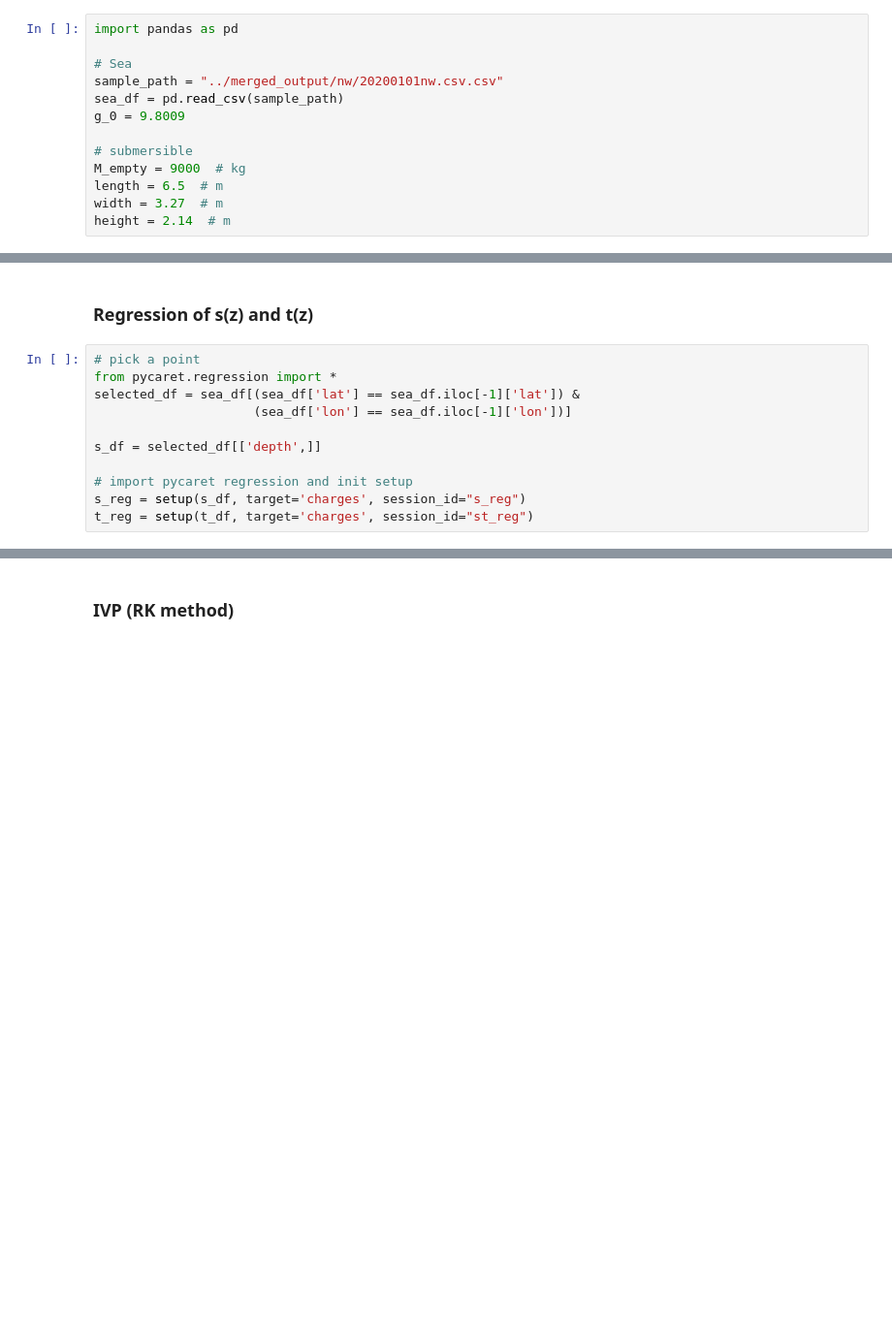
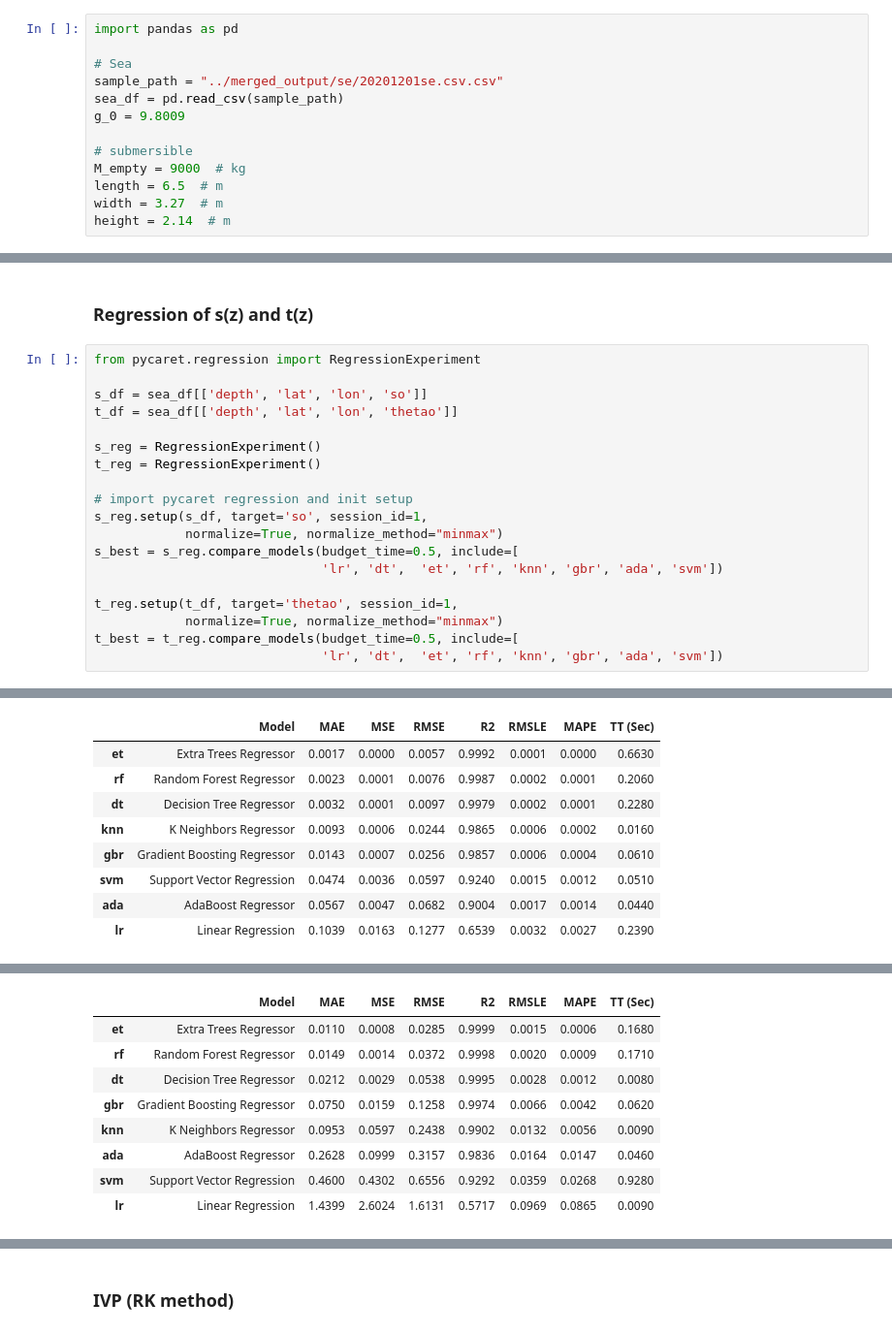
Before and after one commit to zzjc1234/MCM2024Preparation, a Jupyter notebook: MODEL/model1.ipynb, the cells around one changed output, grey strips where cells are left out. Shown: that part at 97% size. Cells and saved outputs as stored; diff of their text form; blank space fills up the shorter version.

```diff
--- a/MODEL/model1.ipynb
+++ b/MODEL/model1.ipynb
@@ -6,7 +6,7 @@
 import pandas as pd
 
 # Sea
-sample_path = "../merged_output/nw/20200101nw.csv.csv"
+sample_path = "../merged_output/se/20201201se.csv.csv"
 sea_df = pd.read_csv(sample_path)
 g_0 = 9.8009
 
@@ -146,14 +146,23 @@ plt.show()
 [figure]
 # %% [markdown]
 ### Regression of s(z) and t(z)
-# %%
-# pick a point
-from pycaret.regression import *
-selected_df = sea_df[(sea_df['lat'] == sea_df.iloc[-1]['lat']) &
-                     (sea_df['lon'] == sea_df.iloc[-1]['lon'])]
-
-s_df = selected_df[['depth',]]
-
-# import pycaret regression and init setup
-s_reg = setup(s_df, target='charges', session_id="s_reg")
-t_reg = setup(t_df, target='charges', session_id="st_reg")
+# %%
+from pycaret.regression import RegressionExperiment
+
+s_df = sea_df[['depth', 'lat', 'lon', 'so']]
+t_df = sea_df[['depth', 'lat', 'lon', 'thetao']]
+
+s_reg = RegressionExperiment()
+t_reg = RegressionExperiment()
+
+# import pycaret regression and init setup
+s_reg.setup(s_df, target='so', session_id=1,
+            normalize=True, normalize_method="minmax")
+s_best = s_reg.compare_models(budget_time=0.5, include=[
+                              'lr', 'dt',  'et', 'rf', 'knn', 'gbr', 'ada', 'svm'])
+
+t_reg.setup(t_df, target='thetao', session_id=1,
+            normalize=True, normalize_method="minmax")
+t_best = t_reg.compare_models(budget_time=0.5, include=[
+                              'lr', 'dt',  'et', 'rf', 'knn', 'gbr', 'ada', 'svm'])
+# %% [output]
@@ -159,0 +187,9 @@ t_reg = setup(t_df, target='charges', session_id="st_reg")
+|  | Model | MAE | MSE | RMSE | R2 | RMSLE | MAPE | TT (Sec) |
+| et | Extra Trees Regressor | 0.0017 | 0.0000 | 0.0057 | 0.9992 | 0.0001 | 0.0000 | 0.6630 |
+| rf | Random Forest Regressor | 0.0023 | 0.0001 | 0.0076 | 0.9987 | 0.0002 | 0.0001 | 0.2060 |
+| dt | Decision Tree Regressor | 0.0032 | 0.0001 | 0.0097 | 0.9979 | 0.0002 | 0.0001 | 0.2280 |
+| knn | K Neighbors Regressor | 0.0093 | 0.0006 | 0.0244 | 0.9865 | 0.0006 | 0.0002 | 0.0160 |
+| gbr | Gradient Boosting Regressor | 0.0143 | 0.0007 | 0.0256 | 0.9857 | 0.0006 | 0.0004 | 0.0610 |
+| svm | Support Vector Regression | 0.0474 | 0.0036 | 0.0597 | 0.9240 | 0.0015 | 0.0012 | 0.0510 |
+| ada | AdaBoost Regressor | 0.0567 | 0.0047 | 0.0682 | 0.9004 | 0.0017 | 0.0014 | 0.0440 |
+| lr | Linear Regression | 0.1039 | 0.0163 | 0.1277 | 0.6539 | 0.0032 | 0.0027 | 0.2390 |
@@ -159,0 +215,9 @@ t_reg = setup(t_df, target='charges', session_id="st_reg")
+|  | Model | MAE | MSE | RMSE | R2 | RMSLE | MAPE | TT (Sec) |
+| et | Extra Trees Regressor | 0.0110 | 0.0008 | 0.0285 | 0.9999 | 0.0015 | 0.0006 | 0.1680 |
+| rf | Random Forest Regressor | 0.0149 | 0.0014 | 0.0372 | 0.9998 | 0.0020 | 0.0009 | 0.1710 |
+| dt | Decision Tree Regressor | 0.0212 | 0.0029 | 0.0538 | 0.9995 | 0.0028 | 0.0012 | 0.0080 |
+| gbr | Gradient Boosting Regressor | 0.0750 | 0.0159 | 0.1258 | 0.9974 | 0.0066 | 0.0042 | 0.0620 |
+| knn | K Neighbors Regressor | 0.0953 | 0.0597 | 0.2438 | 0.9902 | 0.0132 | 0.0056 | 0.0090 |
+| ada | AdaBoost Regressor | 0.2628 | 0.0999 | 0.3157 | 0.9836 | 0.0164 | 0.0147 | 0.0460 |
+| svm | Support Vector Regression | 0.4600 | 0.4302 | 0.6556 | 0.9292 | 0.0359 | 0.0268 | 0.9280 |
+| lr | Linear Regression | 1.4399 | 2.6024 | 1.6131 | 0.5717 | 0.0969 | 0.0865 | 0.0090 |
```
Also changed, not shown: parts of 9 cells of this notebook.
